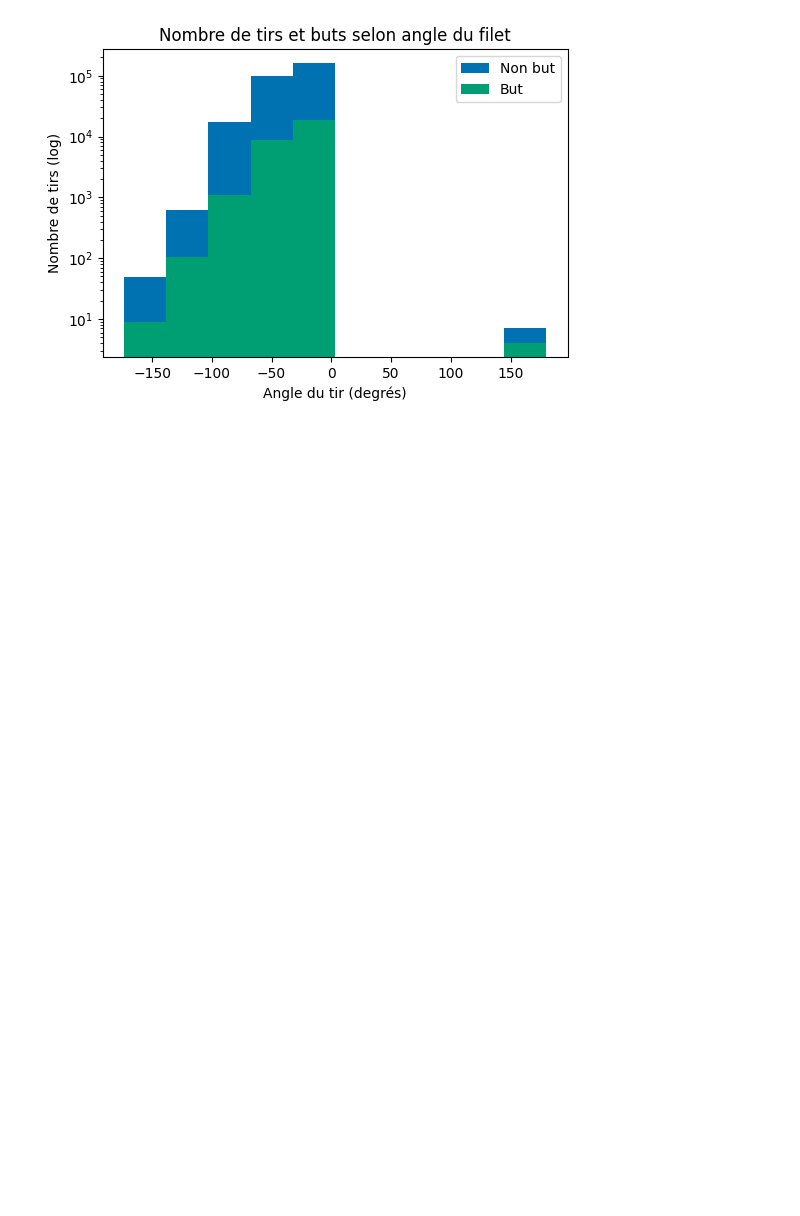
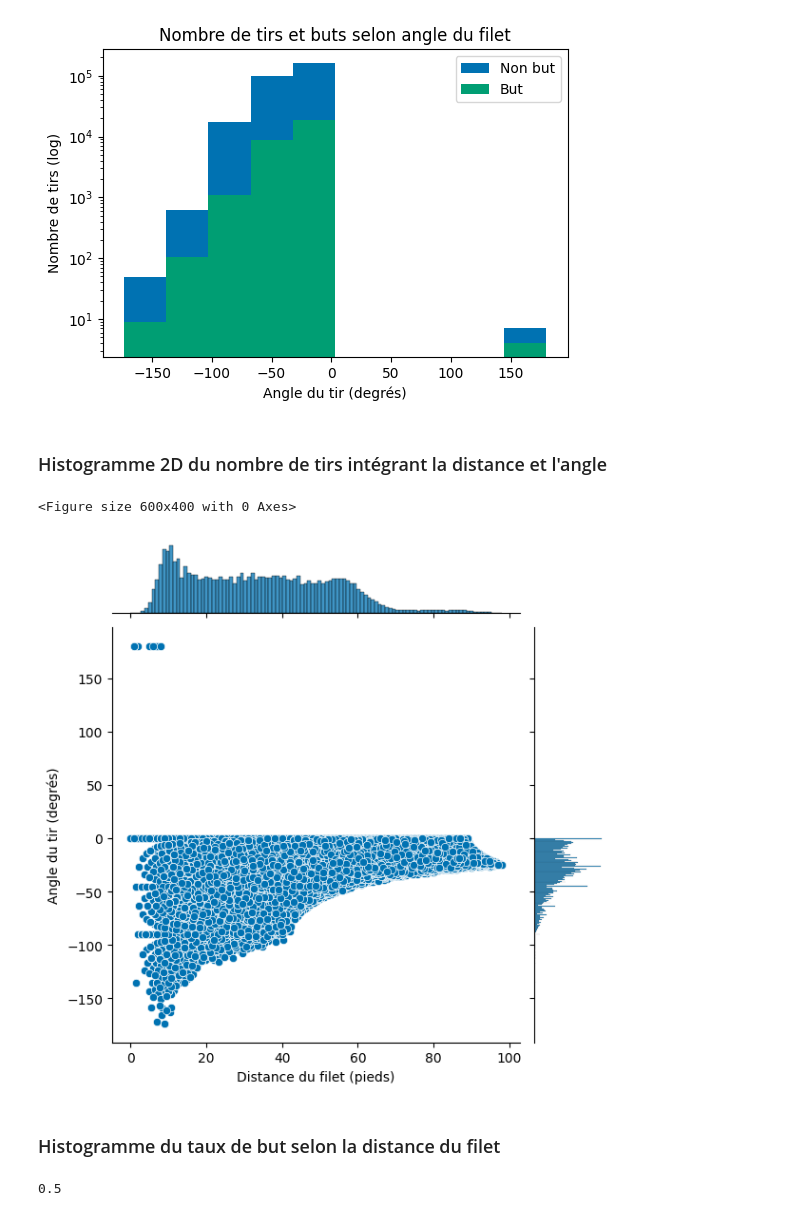
Before and after one commit to mathieupelo/ift6758-A08, a Jupyter notebook: notebooks/visualisation.ipynb, the cells around one changed output. Cells and saved outputs as stored; diff of their text form; code cells hidden in the pictures; blank space fills up the shorter version.

```diff
--- a/notebooks/visualisation.ipynb
+++ b/notebooks/visualisation.ipynb
@@ -106,3 +107,12 @@ hist_shots_goals_feature(data2, 'angle_goal', None, True)
 hist_shots_goals_feature(data2, 'angle_goal', 'log', True)
 # %% [output]
 [figure]
+# %% [markdown]
+### Histogramme 2D du nombre de tirs intégrant la distance et l'angle
+# %%
+hist_2d_shots(data=data2, x='distance_goal', y='angle_goal', hue=None, save=True)
+# %% [output]
+<Figure size 600x400 with 0 Axes>
+[figure, added]
+# %% [markdown]
+### Histogramme du taux de but selon la distance du filet
@@ -108,0 +121,4 @@ hist_shots_goals_feature(data2, 'angle_goal', 'log', True)
+# %%
+goal_rate
+# %% [output]
+0.5
```
Also changed, not shown: parts of 3 cells of this notebook, 1 other file.
